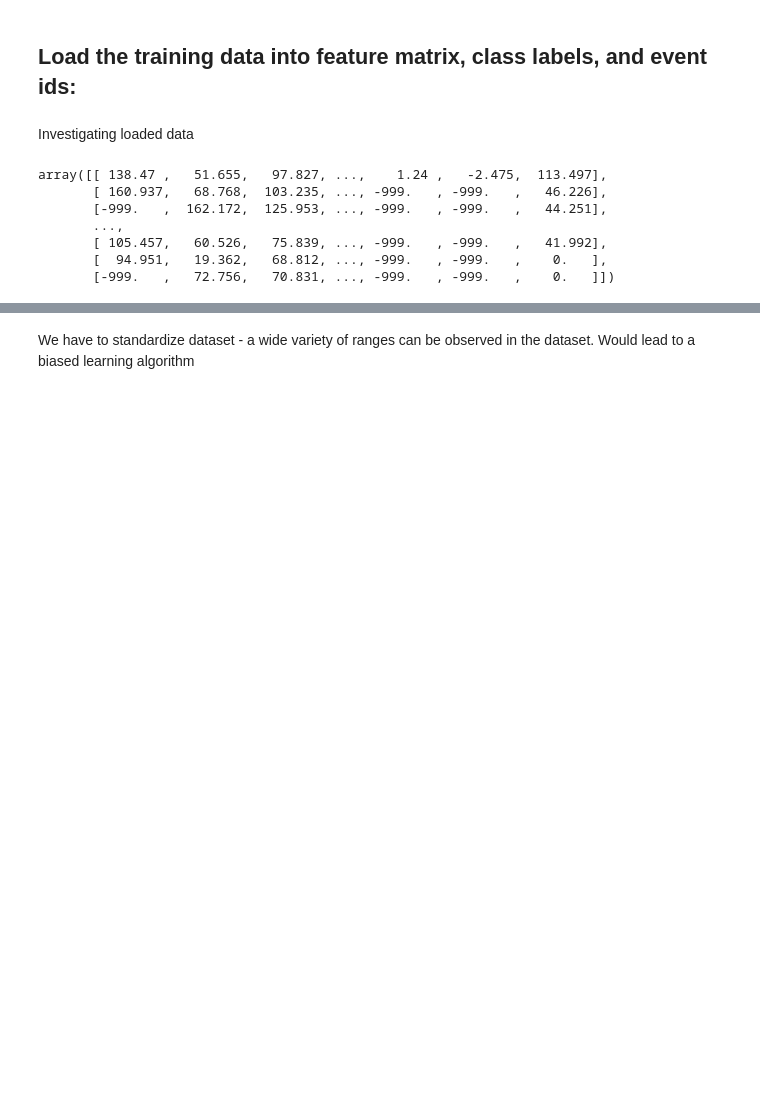
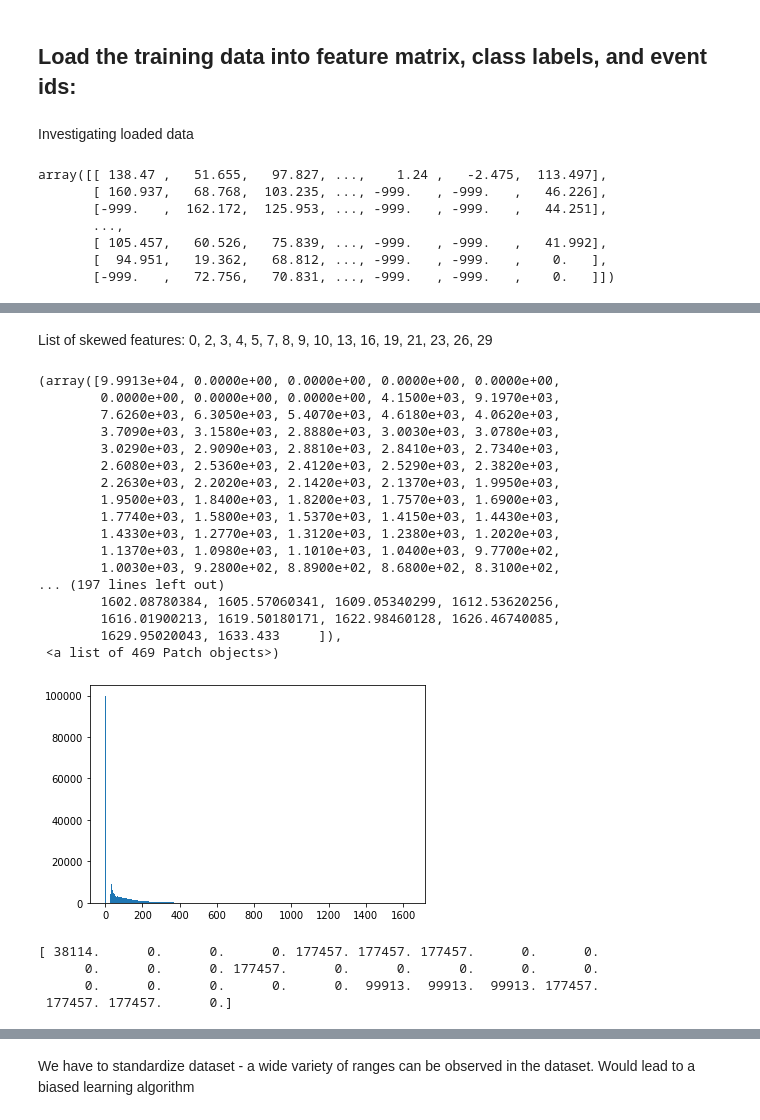
Before and after one commit to clelf/ML_Project1, a Jupyter notebook: scripts/project1-Jostein.ipynb, the cells around one changed output, grey strips where cells are left out. Drawn from its saved outputs; the diff is of its cells as text; code cells hidden in the pictures; blank space fills up the shorter version.

```diff
--- a/scripts/project1-Jostein.ipynb
+++ b/scripts/project1-Jostein.ipynb
@@ -39,3 +64,27 @@ tX
+# %% [markdown]
+List of skewed features: 0, 2, 3, 4, 5, 7, 8, 9, 10, 13, 16, 19, 21, 23, 26, 29
+# %%
+## Histogram last feature to show how problematic 0's are in this feature.
+plt.hist(tX[:,29], bins='auto')
+# %% [output]
+(array([9.9913e+04, 0.0000e+00, 0.0000e+00, 0.0000e+00, 0.0000e+00,
+        0.0000e+00, 0.0000e+00, 0.0000e+00, 4.1500e+03, 9.1970e+03,
+        7.6260e+03, 6.3050e+03, 5.4070e+03, 4.6180e+03, 4.0620e+03,
+        3.7090e+03, 3.1580e+03, 2.8880e+03, 3.0030e+03, 3.0780e+03,
+        3.0290e+03, 2.9090e+03, 2.8810e+03, 2.8410e+03, 2.7340e+03,
+        2.6080e+03, 2.5360e+03, 2.4120e+03, 2.5290e+03, 2.3820e+03,
+        2.2630e+03, 2.2020e+03, 2.1420e+03, 2.1370e+03, 1.9950e+03,
+        1.9500e+03, 1.8400e+03, 1.8200e+03, 1.7570e+03, 1.6900e+03,
+        1.7740e+03, 1.5800e+03, 1.5370e+03, 1.4150e+03, 1.4430e+03,
+        1.4330e+03, 1.2770e+03, 1.3120e+03, 1.2380e+03, 1.2020e+03,
+        1.1370e+03, 1.0980e+03, 1.1010e+03, 1.0400e+03, 9.7700e+02,
+        1.0030e+03, 9.2800e+02, 8.8900e+02, 8.6800e+02, 8.3100e+02,
+... (197 lines left out)
+        1602.08780384, 1605.57060341, 1609.05340299, 1612.53620256,
+        1616.01900213, 1619.50180171, 1622.98460128, 1626.46740085,
+        1629.95020043, 1633.433     ]),
+ <a list of 469 Patch objects>)
+[figure, added]
 # %%
 # Numerical exploratory data analysis
 # row1: mean | row2: variance | row3: standard deviation | row4: minimum value | row5: maximum value | row6: number of NaN's
@@ -52,4 +100,12 @@ for i in range(tX.shape[1]):
 #print(feature_details)
+# %%
+# Show amount of nans
+print(feature_details[5,:])
+# %% [output]
+[ 38114.      0.      0.      0. 177457. 177457. 177457.      0.      0.
+      0.      0.      0. 177457.      0.      0.      0.      0.      0.
+      0.      0.      0.      0.      0.  99913.  99913.  99913. 177457.
+ 177457. 177457.      0.]
 # %%
 # Importing pandas just to make this numerical EDA nicer to view.
 # IMPORTANT!!! DO NOT USE IN PROJECT SUBMISSION
```
Also changed, not shown: parts of 39 cells of this notebook, 1 other file.
